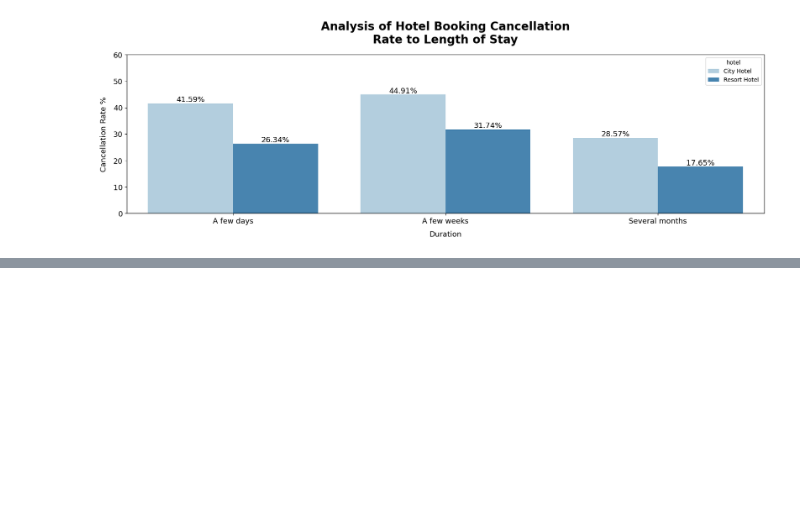
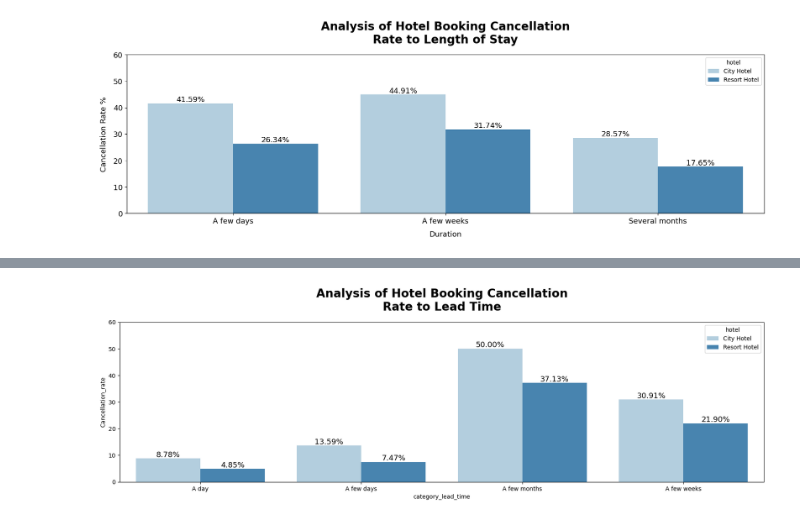
Before and after one commit to AnCodingML/Investigate_Hotel_Business_using_Data_Visualization, a Jupyter notebook: Investigate_Hotel_Business_using_Data_Visualization.ipynb, the cells around one changed output, grey strips where cells are left out. Saved outputs shown, nothing was run; the diff lists cells and outputs as text; code cells hidden in the pictures; blank space fills up the shorter version.

Commit message:
Data_Science

```diff
--- a/Investigate_Hotel_Business_using_Data_Visualization.ipynb
+++ b/Investigate_Hotel_Business_using_Data_Visualization.ipynb
@@ -386,0 +347,9 @@ plt.show()
+# %%
+df['category_lead_time'] = df['lead_time'].apply(lambda value: 'A day' if value == 0 else ('A few days' if value <= 7 else ('A few weeks' if value <= 31 else ('A few months'))))
+# %%
+x = df[df['is_canceled'] == 0].groupby(['hotel','category_lead_time'])['is_canceled'].count().reset_index()
+y = df[df['is_canceled'] == 1].groupby(['hotel','category_lead_time'])['is_canceled'].count().reset_index()
+x['canceled'] = y['is_canceled']
+x = x.rename(columns={'is_canceled': 'not_canceled'})
+x['Cancellation_rate'] = x['canceled']/(x['not_canceled'] +x['canceled']) * 100
+x
@@ -386,0 +366,10 @@ plt.show()
+# %%
+plt.figure(figsize=(20,5))
+y = sns.barplot(x='category_lead_time', y='Cancellation_rate', data=x, hue='hotel', palette='Blues')
+plt.title('Analysis of Hotel Booking Cancellation\nRate to Lead Time', fontsize=20, fontweight='bold', y=1.05)
+plt.bar_label(y.containers[0], fontsize=13, label_type='edge',fmt='%.2f%%')
+plt.bar_label(y.containers[1], fontsize=13, label_type='edge',fmt='%.2f%%')
+plt.ylim(0,60)
+plt.show()
+# %% [output]
+[figure, added]
```
Also changed, not shown: parts of 6 cells of this notebook.
